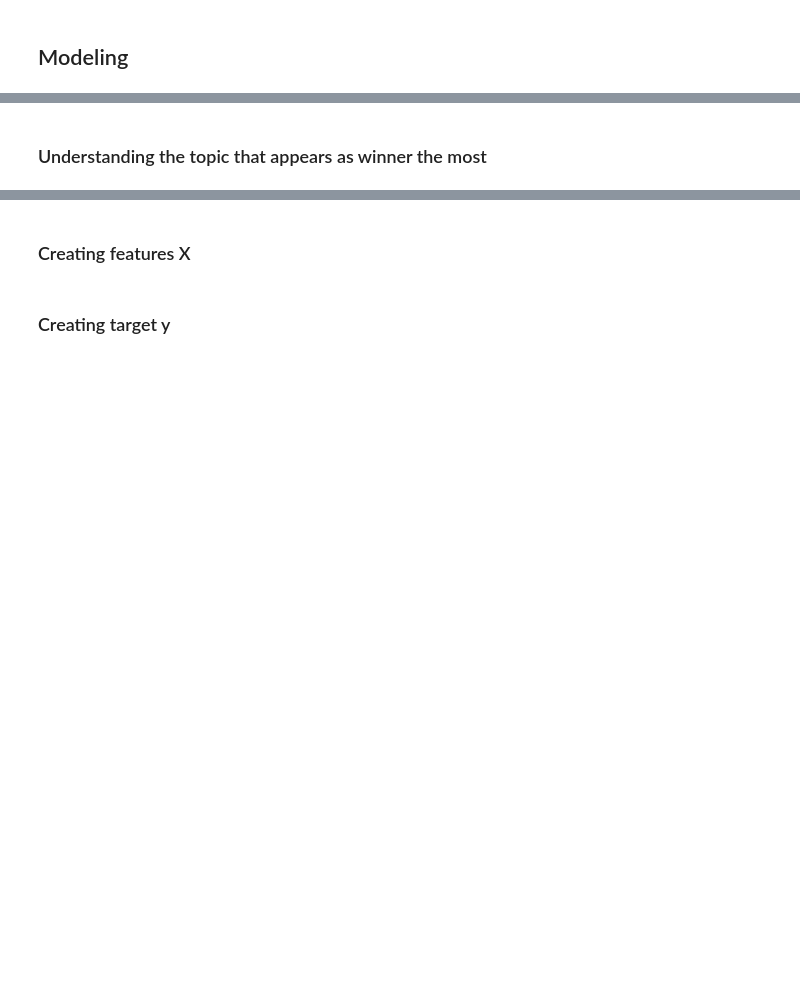
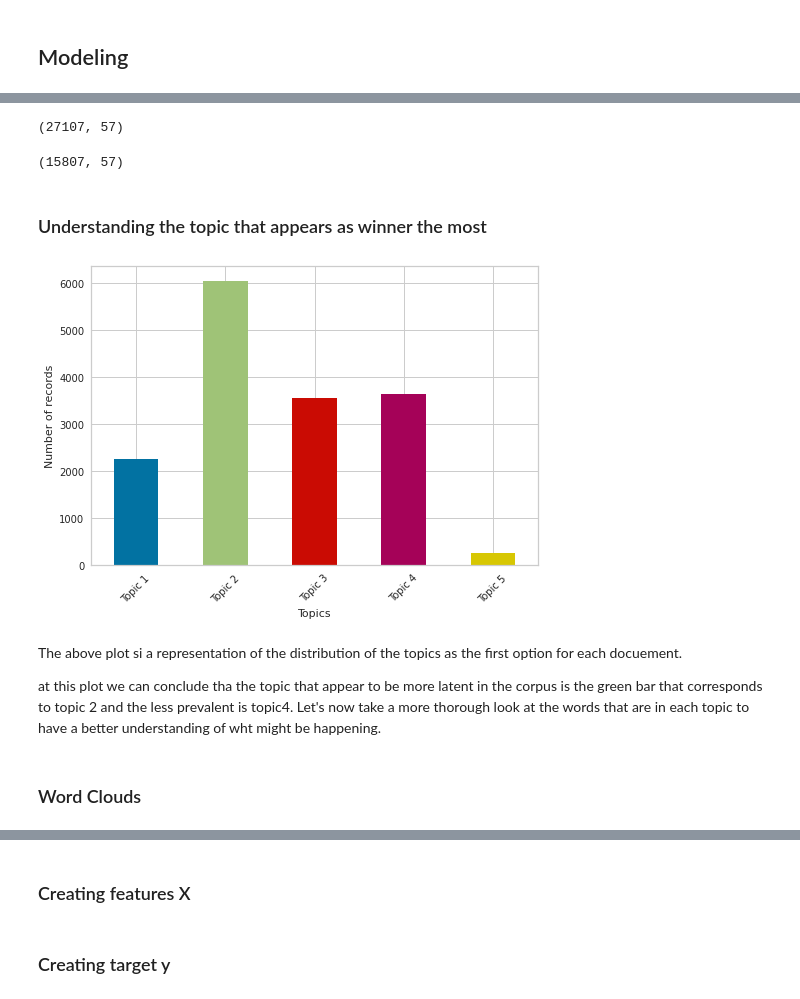
Before and after one commit to dcollaguazo/Airbnb-Price-Prediction, a Jupyter notebook: 2_Model_Building/5_text_analysis_name_description.ipynb, the cells around one changed output, grey strips where cells are left out. Drawn from its saved outputs; the diff is of its cells as text; code cells hidden in the pictures; blank space fills up the shorter version.

```diff
--- a/2_Model_Building/5_text_analysis_name_description.ipynb
+++ b/2_Model_Building/5_text_analysis_name_description.ipynb
@@ -307,7 +306,7 @@ def build_topics(num_topics):
     return list_models
 
 # num_topics = [2,3,4,5,6,7,8,9,10,11,12,13,14,15,16,17,18,19,20]
-num_topics = [2,3,4,5,6,7,8,9,10,11]
+num_topics = [2,3,4,5,6,7,8,9,10]
 models = build_topics(num_topics)
 # %%
 ## Saving the models to disc
@@ -463,8 +574,12 @@ df_model_en_desc_merged.iloc[:,0:6].head()
 # %%
 df_model_en_desc_merged.shape
+# %% [output]
+(27107, 57)
 # %%
 df_model_en_desc_merged = df_model_en_desc_merged.dropna()
 # %%
 df_model_en_desc_merged.shape
+# %% [output]
+(15807, 57)
 # %% [markdown]
 ### Understanding the topic that appears as winner the most
@@ -474,0 +586,24 @@ df.plot(kind='bar')
+# %%
+fig, ax = plt.subplots()
+df = df_model_en_desc_merged.groupby('winner_topic').size().plot(kind='bar', x='topics', ax=ax)
+fig.canvas.draw()
+
+labels = [item.get_text() for item in ax.get_xticklabels()]
+labels[0] = 'Topic 1'
+labels[1] = 'Topic 2'
+labels[2] = 'Topic 3'
+labels[3] = 'Topic 4'
+labels[4] = 'Topic 5'
+
+ax.set_xticklabels(labels,rotation='45')
+ax.set(xlabel='Topics', ylabel='Number of records')
+
+plt.show()
+# %% [output]
+[figure, added]
+# %% [markdown]
+The above plot si a representation of the distribution of the topics as the first option for each docuement.
+
+at this plot we can conclude tha the topic that appear to be more latent in the corpus is the green bar that corresponds to topic 2 and the less prevalent is topic4. Let's now take a more thorough look at the words that are in each topic to have a better understanding of wht might be happening.
+# %% [markdown]
+### Word Clouds
```
Also changed, not shown: parts of 69 cells of this notebook.
